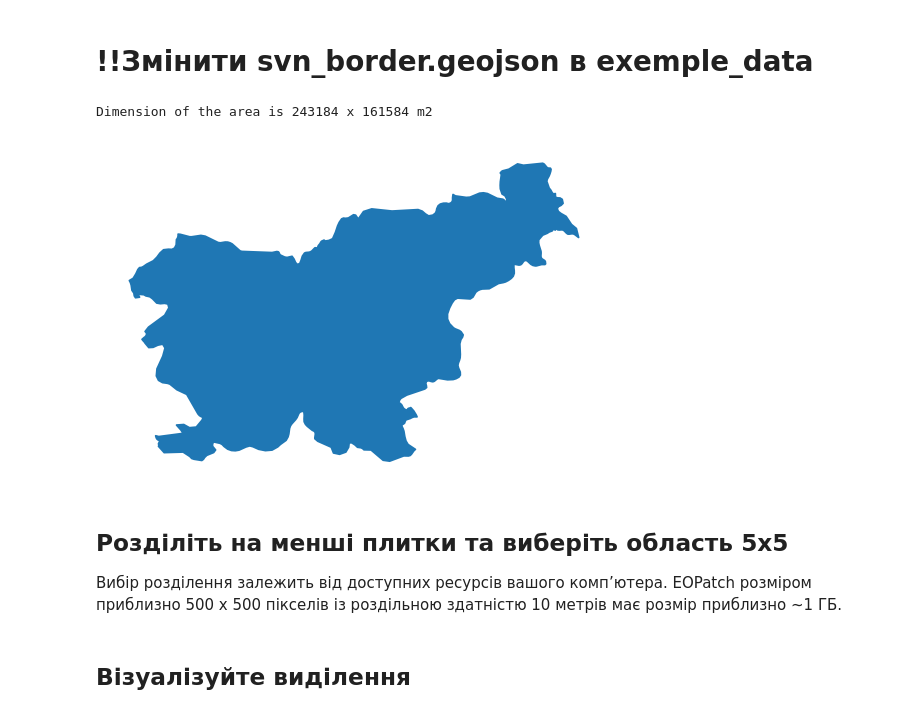
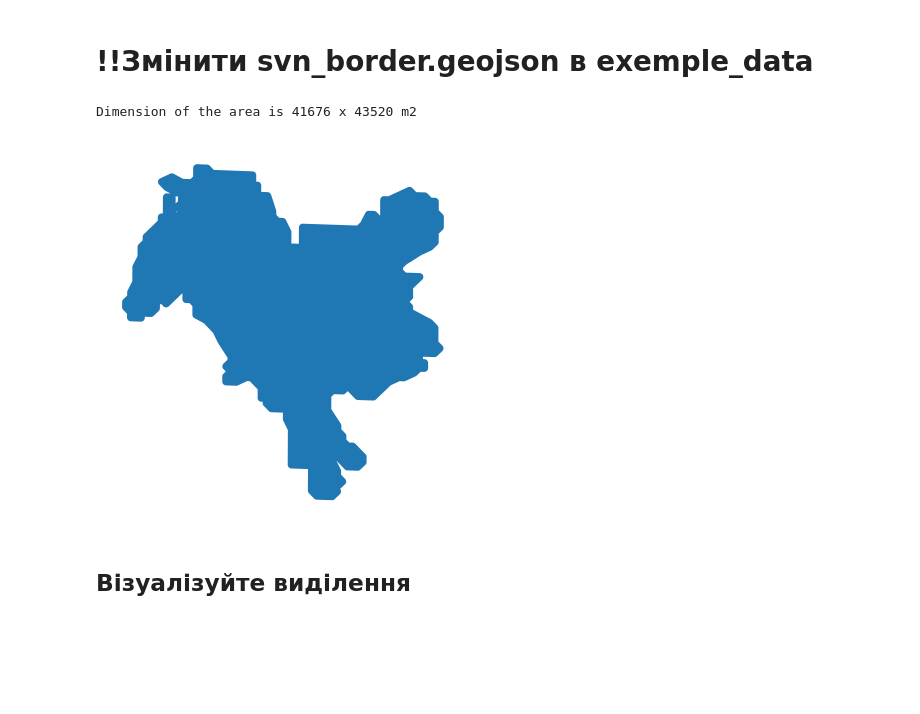
Before and after one commit to fuckingsore/diplom, a Jupyter notebook: zaloga_diplom.ipynb, the cells around one changed output. Drawn from its saved outputs; the diff is of its cells as text; code cells hidden in the pictures; blank space fills up the shorter version.

```diff
--- a/zaloga_diplom.ipynb
+++ b/zaloga_diplom.ipynb
@@ -132,33 +122,31 @@ from eolearn.ml_tools import FractionSamplingTask
 # %%
 # Folder where data for running the notebook is stored
 DATA_FOLDER = os.path.join(".", "example_data")
 # Locations for collected data and intermediate results
 EOPATCH_FOLDER = os.path.join(".", "eopatches")
 EOPATCH_SAMPLES_FOLDER = os.path.join(".", "eopatches_sampled")
 RESULTS_FOLDER = os.path.join(".", "results")
 for folder in (EOPATCH_FOLDER, EOPATCH_SAMPLES_FOLDER, RESULTS_FOLDER):
     os.makedirs(folder, exist_ok=True)
 
 # Load geojson file
-country = gpd.read_file(os.path.join(DATA_FOLDER, "svn_border.geojson"))
+country = gpd.read_file(os.path.join(DATA_FOLDER, "kyiv.geojson"))
 # Add 500m buffer to secure sufficient data near border
 country = country.buffer(500)
 
 # Get the country's shape in polygon format
 country_shape = country.geometry.values[0]
+#print(country_shape)
 
 # Plot country
 country.plot()
 plt.axis("off")
 
 # Print size
 country_width = country_shape.bounds[2] - country_shape.bounds[0]
 country_height = country_shape.bounds[3] - country_shape.bounds[1]
 print(f"Dimension of the area is {country_width:.0f} x {country_height:.0f} m2")
 # %% [output]
-Dimension of the area is 243184 x 161584 m2
+Dimension of the area is 41676 x 43520 m2
-[figure, old version]
+[figure, new version]
-# %% [markdown]
-## Розділіть на менші плитки та виберіть область 5x5
-Вибір розділення залежить від доступних ресурсів вашого комп’ютера. EOPatch розміром приблизно 500 x 500 пікселів із роздільною здатністю 10 метрів має розмір приблизно ~1 ГБ.
 # %%
```
Also changed, not shown: parts of 55 cells of this notebook, 11 other files.
